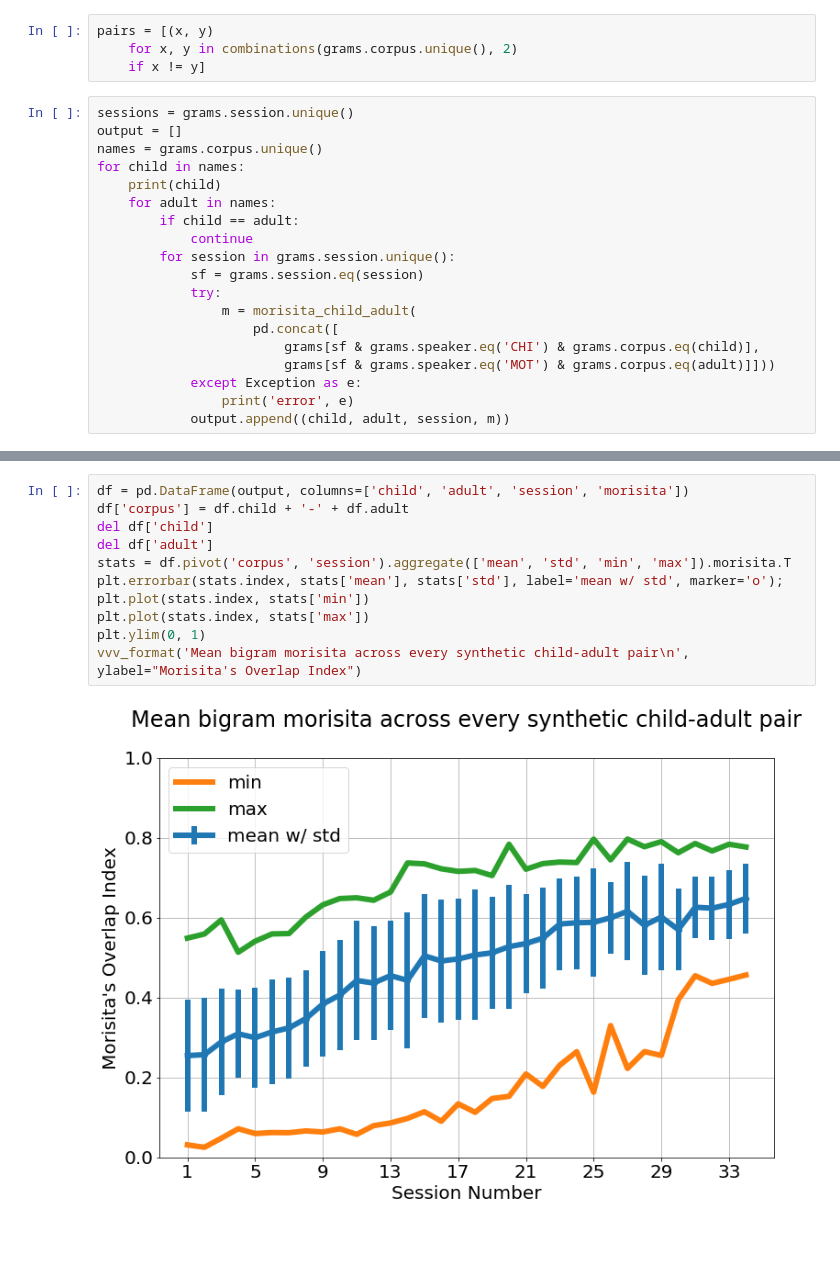
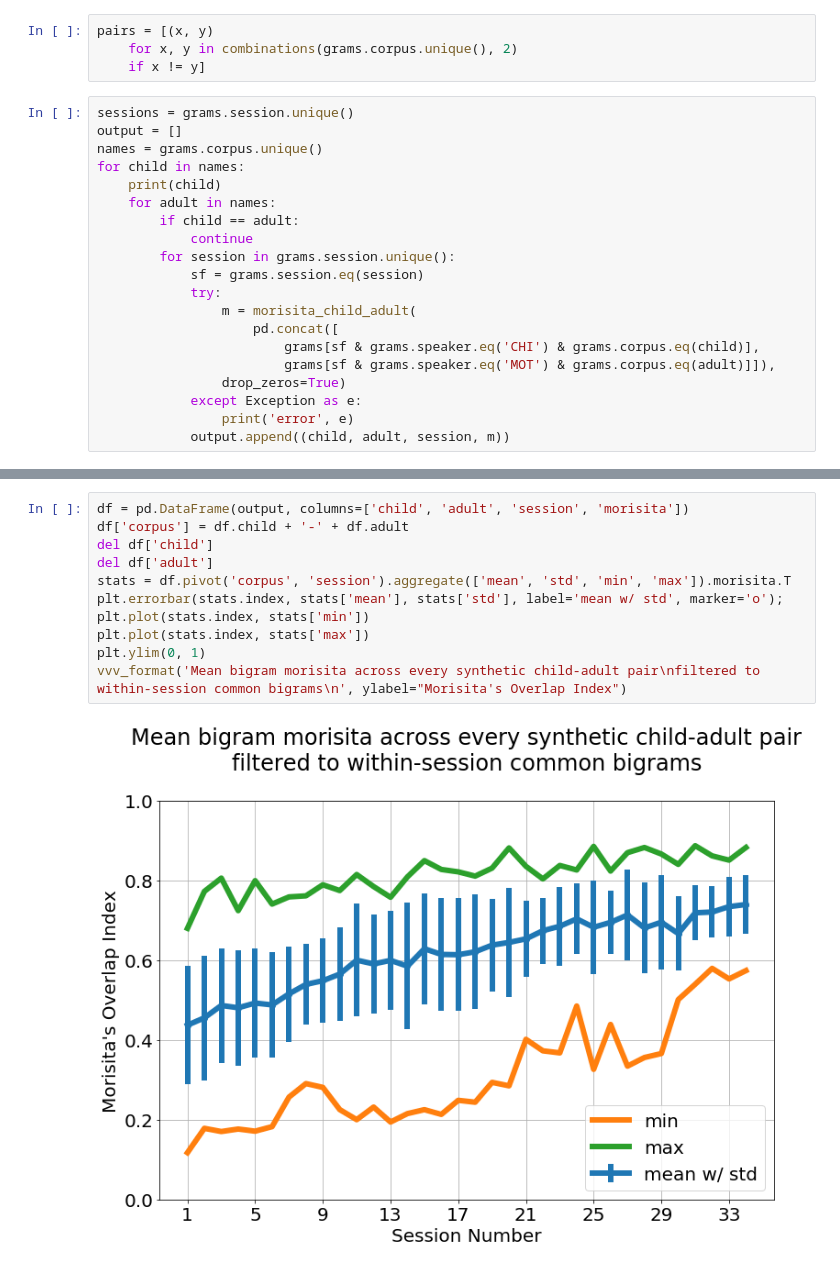
Before and after one commit to pfeyz/formulae-project, a Jupyter notebook: Morisita for Maryland.ipynb, the cells around one changed output, grey strips where cells are left out. Drawn from its saved outputs; the diff is of its cells as text; blank space fills up the shorter version.

Commit message:
filter synthetic analysis to within-session common-ngram

```diff
--- a/Morisita for Maryland.ipynb
+++ b/Morisita for Maryland.ipynb
@@ -88,7 +88,8 @@ for child in names:
                 m = morisita_child_adult(
                     pd.concat([
                         grams[sf & grams.speaker.eq('CHI') & grams.corpus.eq(child)],
-                        grams[sf & grams.speaker.eq('MOT') & grams.corpus.eq(adult)]]))
+                        grams[sf & grams.speaker.eq('MOT') & grams.corpus.eq(adult)]]),
+                drop_zeros=True)
             except Exception as e:
                 print('error', e)
             output.append((child, adult, session, m))
@@ -108,13 +109,13 @@ warr
 # %%
 df = pd.DataFrame(output, columns=['child', 'adult', 'session', 'morisita'])
 df['corpus'] = df.child + '-' + df.adult
 del df['child']
 del df['adult']
 stats = df.pivot('corpus', 'session').aggregate(['mean', 'std', 'min', 'max']).morisita.T
 plt.errorbar(stats.index, stats['mean'], stats['std'], label='mean w/ std', marker='o');
 plt.plot(stats.index, stats['min'])
 plt.plot(stats.index, stats['max'])
 plt.ylim(0, 1)
-vvv_format('Mean bigram morisita across every synthetic child-adult pair\n', ylabel="Morisita's Overlap Index")
+vvv_format('Mean bigram morisita across every synthetic child-adult pair\nfiltered to within-session common bigrams\n', ylabel="Morisita's Overlap Index")
 # %% [output]
-[figure, old version]
+[figure, new version]
```
Also changed, not shown: parts of 1 cell of this notebook.
